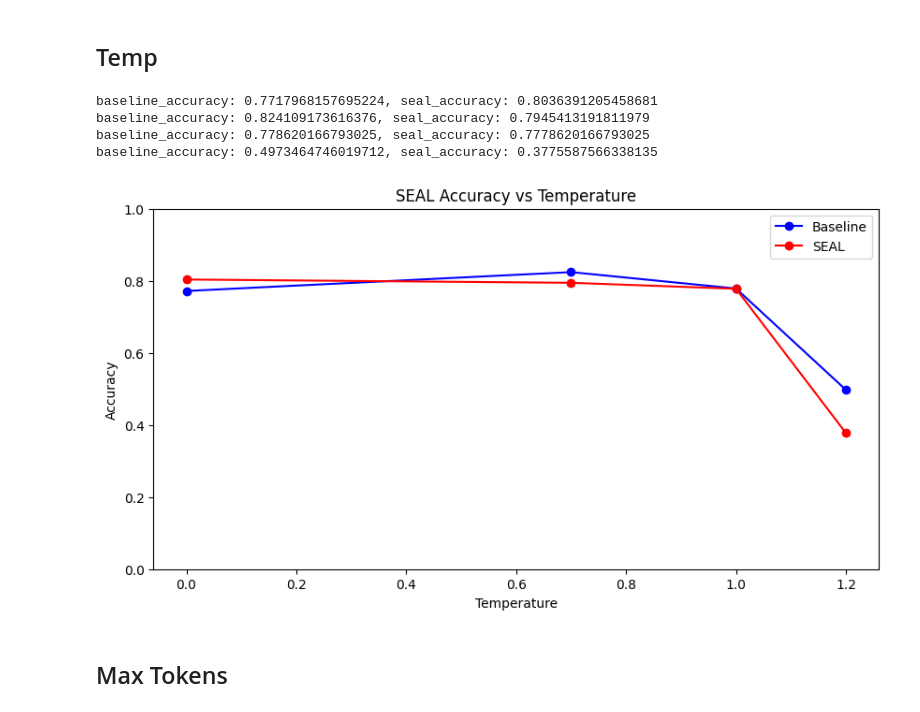
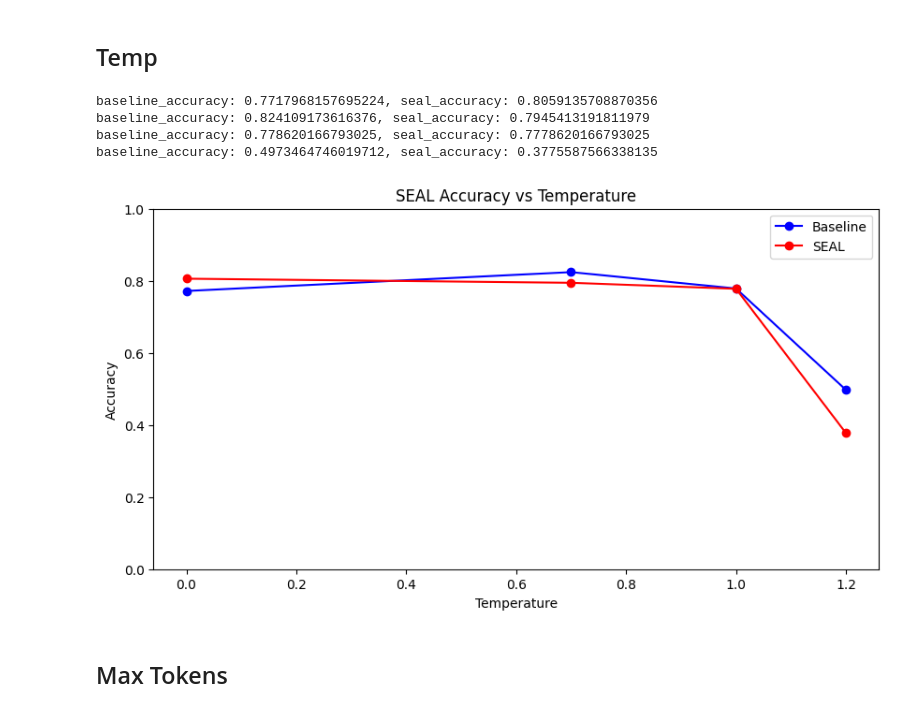
Before and after one commit to BartSu/llm_steering_reasoning, a Jupyter notebook: analysis/analyze.ipynb, the cells around one changed output. Drawn from its saved outputs; the diff is of its cells as text; code cells hidden in the pictures.

```diff
--- a/analysis/analyze.ipynb
+++ b/analysis/analyze.ipynb
@@ -25,10 +63,10 @@ def compile_predictions(predictions_file):
 # %%
 import matplotlib.pyplot as plt
 
-def draw_comparison_fig(x, baseline_y, seal_y, x_label, y_label, title):
+def draw_comparison_fig(baseline_x, baseline_y, seal_x, seal_y, x_label, y_label, title):
     plt.figure(figsize=(10, 5))
-    plt.plot(x, baseline_y, marker='o', linestyle='-', color='b', label='Baseline')
-    plt.plot(x, seal_y, marker='o', linestyle='-', color='r', label='SEAL')
+    plt.plot(baseline_x, baseline_y, marker='o', linestyle='-', color='b', label='Baseline')
+    plt.plot(seal_x, seal_y, marker='o', linestyle='-', color='r', label='SEAL')
     plt.xlabel(x_label)
     plt.ylabel(y_label)
     plt.title(title)
@@ -65,31 +103,31 @@ seal_accuracy:  0.8051554207733131
 # %%
 # temp = 0, 0.7, 1.0, 1.2
 temps = [0, 0.7, 1.0, 1.2]
 baseline_accuracies = []
 seal_accuracies = []
 
 for temp in temps:
     baseline_path = f"/media/volume/llm/llm_steering_reasoning/results/deepseek-baseline/deepseek-ai/DeepSeek-R1-Distill-Qwen-1.5B/gsm8k_test/1/{temp}/16384/predictions.jsonl"
     seal_path = f"/media/volume/llm/llm_steering_reasoning/results/deepseek-seal/deepseek-ai/DeepSeek-R1-Distill-Qwen-1.5B/gsm8k_test/1/{temp}/16384/1/predictions.jsonl"
 
     baseline_accuracy = compile_predictions(baseline_path)
     seal_accuracy = compile_predictions(seal_path)
     baseline_accuracies.append(baseline_accuracy)
     seal_accuracies.append(seal_accuracy)
     print(f"baseline_accuracy: {baseline_accuracy}, seal_accuracy: {seal_accuracy}")
 
 x = temps
 y = seal_accuracies
 x_label = "Temperature"
 y_label = "Accuracy"
 title = "SEAL Accuracy vs Temperature"
-draw_comparison_fig(x, baseline_accuracies, seal_accuracies, x_label, y_label, title)
+draw_comparison_fig(x, baseline_accuracies, x, seal_accuracies, x_label, y_label, title)
 # %% [output]
-baseline_accuracy: 0.7717968157695224, seal_accuracy: 0.8036391205458681
+baseline_accuracy: 0.7717968157695224, seal_accuracy: 0.8059135708870356
 baseline_accuracy: 0.824109173616376, seal_accuracy: 0.7945413191811979
 baseline_accuracy: 0.778620166793025, seal_accuracy: 0.7778620166793025
 baseline_accuracy: 0.4973464746019712, seal_accuracy: 0.3775587566338135
-[figure, old version]
+[figure, new version]
 # %% [markdown]
 ## Max Tokens
 # %%
```
Also changed, not shown: parts of 5 cells of this notebook, 3 other files.
